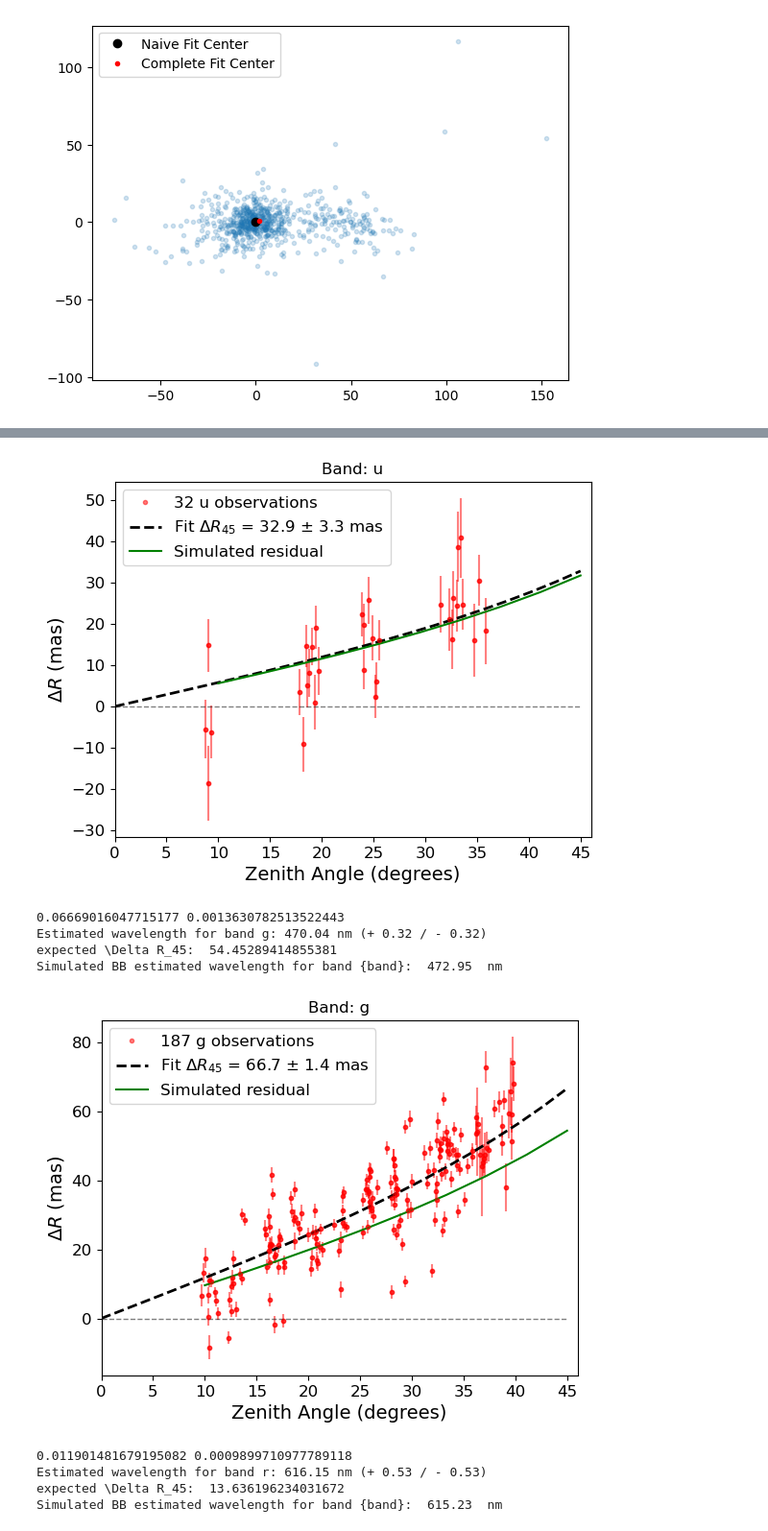
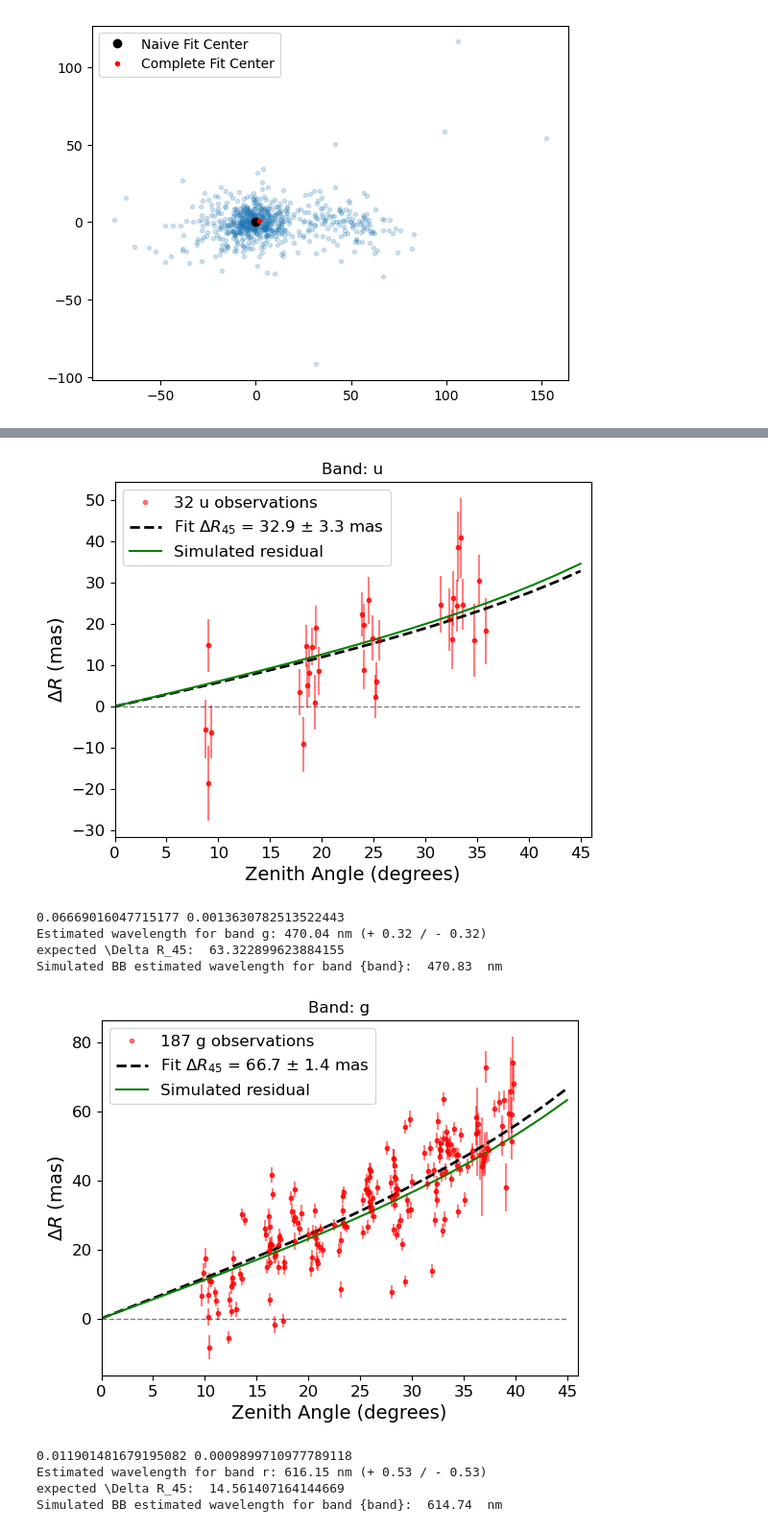
Before and after one commit to LSSTDESC/DifferentialCR, a Jupyter notebook: DCR_in_DP1_DEPRECATED.ipynb, the cells around one changed output, grey strips where cells are left out. Shown at 96% size. Drawn from its saved outputs; the diff is of its cells as text; code cells hidden in the pictures.

Commit message:
Cleaning and updating to correct mean and standard deviation function

```diff
--- a/DCR_in_DP1_DEPRECATED.ipynb
+++ b/DCR_in_DP1_DEPRECATED.ipynb
@@ -721,7 +721,7 @@ from astropy.modeling.models import BlackBody
 from astropy.constants import c
 import astropy.units as u
 from utils import BB, apply_filter
-from utils import apply_DCR, weighted_avg_and_std
+from utils import apply_DCR, mean_and_std
 
 
 def dR_model(z, c):
@@ -752,7 +752,7 @@ filtered_bb = {}
 Flux = {}
 
 for band in 'ugrizy':
-    filtered_bb[band]= apply_filter(wavelengths , seds, band) # apply filter takes wavelengths in nm
+    filtered_bb[band]= apply_filter(wavelengths , seds, band, rm_leakage = True) # apply filter takes wavelengths in nm
     # Flux[band] = integrate.simpson(y = filtered_bb[band][0],x =  wavelengths)
     Flux[band] = synth_fnu(wavelengths, BBsrc, band, wl_units = 'nm')
     plt.plot(wavelengths, filtered_bb[band][0], label = f'{band}') # flux: {np.round(Flux[band], 4)}')
@@ -769,12 +769,12 @@ print('g-r color of source: ', np.round(gr_color, 4))
 
 # Calculate the DCR effect for a range of zenith angles
 
-zeniths = np.linspace(10, 45, 10) #degrees
+zenith = 45  #degrees
 
 #Matthew's atmospheric conditions
 pressure=70.0,  # kPa
 temperature=293.15,  # K
-H2O_pressure=0.0,
+H2O_pressure=0.0
 
 #Pat and Josh's paper atmospheric conditions
 pressure=69.328
@@ -782,31 +782,29 @@ temperature=293.15
 H2O_pressure=1.067
 
 
-model_dR = {}
-for band in 'ugrizy':
-    model_dR[band] = np.array([])
+# convert flux density to photon density
+h  = 6.62607015e-27       # erg s
+c  = 2.99792458e17        # nm / s
+hc = h * c                # erg nm (≈ 1.986e-9)
 
-model_stdevs = {}
-for band in 'ugrizy':
-    model_stdevs[band] = np.array([])
-
-for zenith in zeniths:
+filtered_bb_photd = {band: filtered_bb[band] * wavelengths / hc for band in filtered_bb}
 
 
-    # convert flux density to photon density
-    h  = 6.62607015e-27       # erg s
-    c  = 2.99792458e17        # nm / s
-    hc = h * c                # erg nm (≈ 1.986e-9)
-    filtered_bb_photd = {band: filtered_bb[band] * wavelengths / hc for band in filtered_bb}
-
-    refraction_angles, filtered_refracted_data = apply_DCR(wavelengths, filtered_bb_photd, zenith, pressure, temperature, H2O_pressure)
+# Convert photon density over wavelength to over refraction angles
+refraction_angles, filtered_refracted_data = apply_DCR(wavelengths, filtered_bb_photd, zenith, pressure, temperature, H2O_pressure)
 
 
-    means, stdevs = weighted_avg_and_std(refraction_angles, filtered_refracted_data, multi = True)
+print(np.shape(filtered_refracted_data['g']))
+# Calculate the mean and stddev of the distributions
+means, stdevs = mean_and_std(refraction_angles, filtered_refracted_data, multi = True)
 
-    for band in 'ugrizy':
-        model_dR[band] = np.append(model_dR[band], means[band][0] - means[band][1]) #difference between source and reference SEDs
-        model_stdevs[band] = np.append(model_stdevs[band], stdevs[band][0]) #just the source SED stdev
+
+model_dR = {}
+model_stdevs = {}
+
+for band in 'ugrizy':
+    model_dR[band] =  means[band][0] - means[band][1] #difference between source and reference SEDs
+    model_stdevs[band] = stdevs[band][0] #just the source SED stdev
 
 
 
@@ -844,8 +842,8 @@ for band in 'ugrizy':
         print(f'Estimated wavelength for band {band}: {np.round(wave_mean, 2)} nm (+ {np.round(wave_max - wave_mean, 2)} / - {np.round(wave_mean - wave_min, 2)})')
         # print('BB estimated wavelength for band {band}: ', np.round(BB_mean_wavelengths[band][0], 2)/10, ' nm')
         # print('BB reference wavelength for band {band}: ', np.round(BB_mean_wavelengths[band][1], 2)/10, ' nm')
-        print('expected \Delta R_45: ', model_dR[band][-1]*1e3)
-        wave_sim = estimate_mean_wave(np.array([model_dR[band][-1]]), band, *templates)[0]
+        print('expected \Delta R_45: ', model_dR[band]*1e3)
+        wave_sim = estimate_mean_wave(np.array([model_dR[band]]), band, *templates)[0]
         print('Simulated BB estimated wavelength for band {band}: ', np.round(wave_sim, 2), ' nm')
 
 
@@ -856,7 +854,7 @@ for band in 'ugrizy':
         tanz_temp = np.tan(z_temp * np.pi/180)
         plt.plot(z_temp, dR_model(z_temp, *popt) * 3600 * 10**3, 'k--', linewidth = 2, label = rf'Fit $\Delta R_{{45}}$ = {np.round(popt[0]*3600*1000, 1)} $\pm$ {np.round(perr[0]*3600*1000, 1)} mas')#'Trendline: A tan(z)')
         plt.plot(z_temp, np.zeros(len(z_temp)) * 3600 * 10**3, 'k--', alpha = 0.5, linewidth = 1) #, label = 'Flat')
-        plt.plot(zeniths, model_dR[band] * 10**3 , 'g-', label = f'Simulated residual') #{source_temperature} K star (reference: {reference_temperature} K star)')
+        plt.plot(z_temp, dR_model(z_temp, model_dR[band]) * 10**3 , 'g-', label = f'Simulated residual') #{source_temperature} K star (reference: {reference_temperature} K star)')
 
         plt.title(f'Band: {band}')
         plt.xlabel('Zenith Angle (degrees)', fontsize = 14)
@@ -882,10 +881,10 @@ Simulated BB estimated wavelength for band {band}:  370.06  nm
-[figure, old version]
+[figure, new version]
 0.06669016047715177 0.0013630782513522443
 Estimated wavelength for band g: 470.04 nm (+ 0.32 / - 0.32)
-expected \Delta R_45:  54.45289414855381
-Simulated BB estimated wavelength for band {band}:  472.95  nm
+expected \Delta R_45:  63.322899623884155
+Simulated BB estimated wavelength for band {band}:  470.83  nm
-[figure, old version]
+[figure, new version]
 0.011901481679195082 0.0009899710977789118
 Estimated wavelength for band r: 616.15 nm (+ 0.53 / - 0.53)
-expected \Delta R_45:  13.636196234031672
-Simulated BB estimated wavelength for band {band}:  615.23  nm
+expected \Delta R_45:  14.561407164144669
+Simulated BB estimated wavelength for band {band}:  614.74  nm
```
Also changed, not shown: parts of 3 cells of this notebook, 8 other files.
